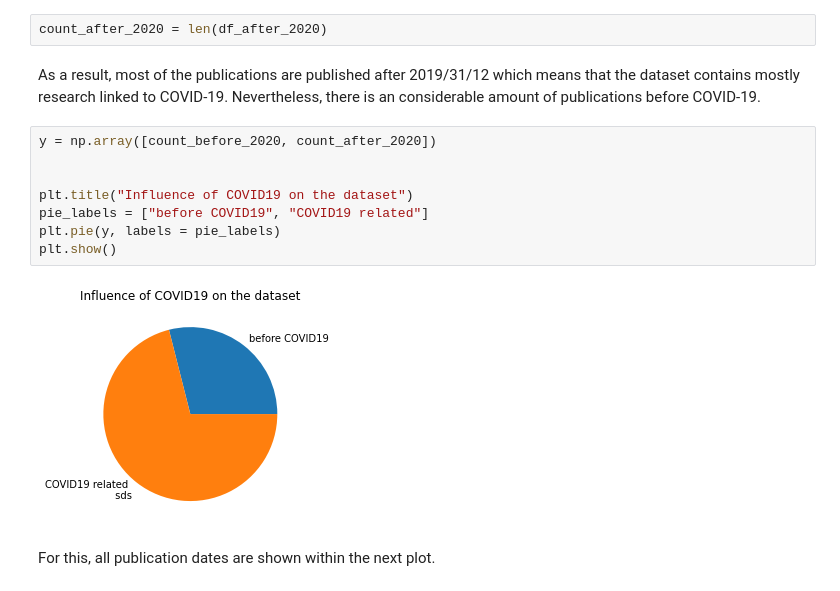
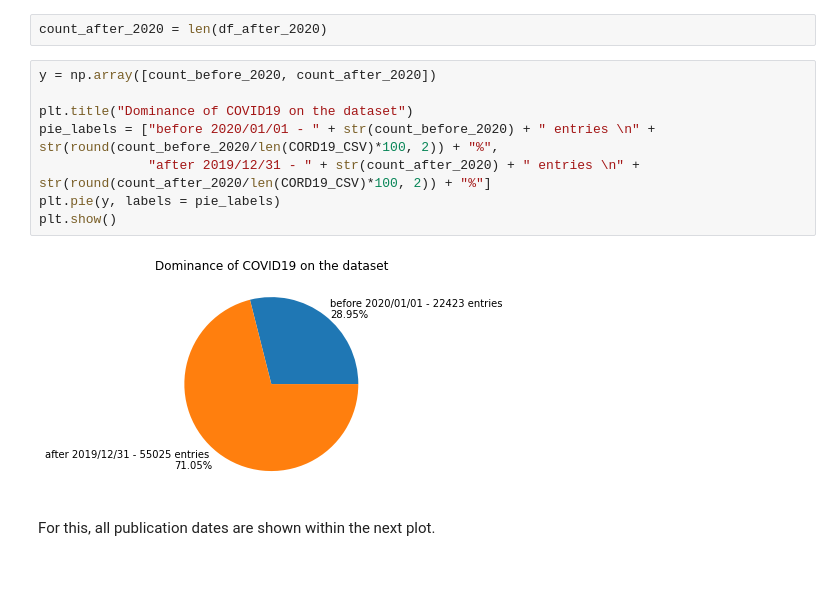
Before and after one commit to kopatri/cs5099masterthesis, a Jupyter notebook: notebooks/CORD-19-explore-dataset-cs5099.ipynb, the cells around one changed output. Saved outputs shown, nothing was run; the diff lists cells and outputs as text.

```diff
--- a/notebooks/CORD-19-explore-dataset-cs5099.ipynb
+++ b/notebooks/CORD-19-explore-dataset-cs5099.ipynb
@@ -620,18 +639,16 @@ To see which periods have more publications, the length of the corresponding dat
 count_before_2020 = len(df_before_2020)
 # %%
 count_after_2020 = len(df_after_2020)
-# %% [markdown]
-As a result, most of the publications are published after 2019/31/12 which means that the dataset contains mostly research linked to COVID-19. Nevertheless, there is an considerable amount of publications before COVID-19.
 # %%
 y = np.array([count_before_2020, count_after_2020])
 
-
-plt.title("Influence of COVID19 on the dataset")
-pie_labels = ["before COVID19", "COVID19 related"]
+plt.title("Dominance of COVID19 on the dataset")
+pie_labels = ["before 2020/01/01 - " + str(count_before_2020) + " entries \n" + str(round(count_before_2020/len(CORD19_CSV)*100, 2)) + "%",
+              "after 2019/12/31 - " + str(count_after_2020) + " entries \n" + str(round(count_after_2020/len(CORD19_CSV)*100, 2)) + "%"]
 plt.pie(y, labels = pie_labels)
 plt.show()
 # %% [output]
-[figure, old version]
+[figure, new version]
 # %% [markdown]
 For this, all publication dates are shown within the next plot.
 # %%
```
Also changed, not shown: parts of 16 cells of this notebook, 5 other files.
